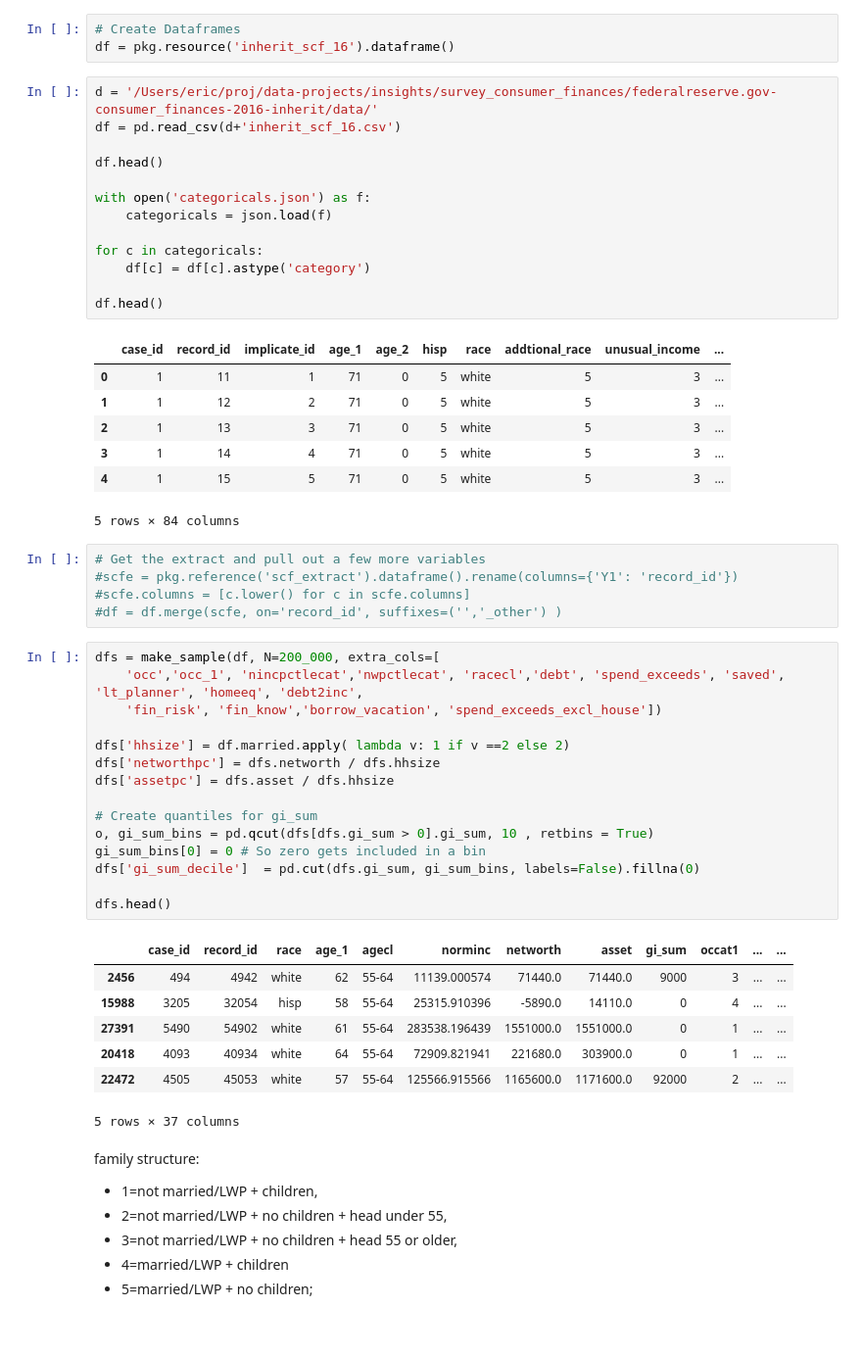
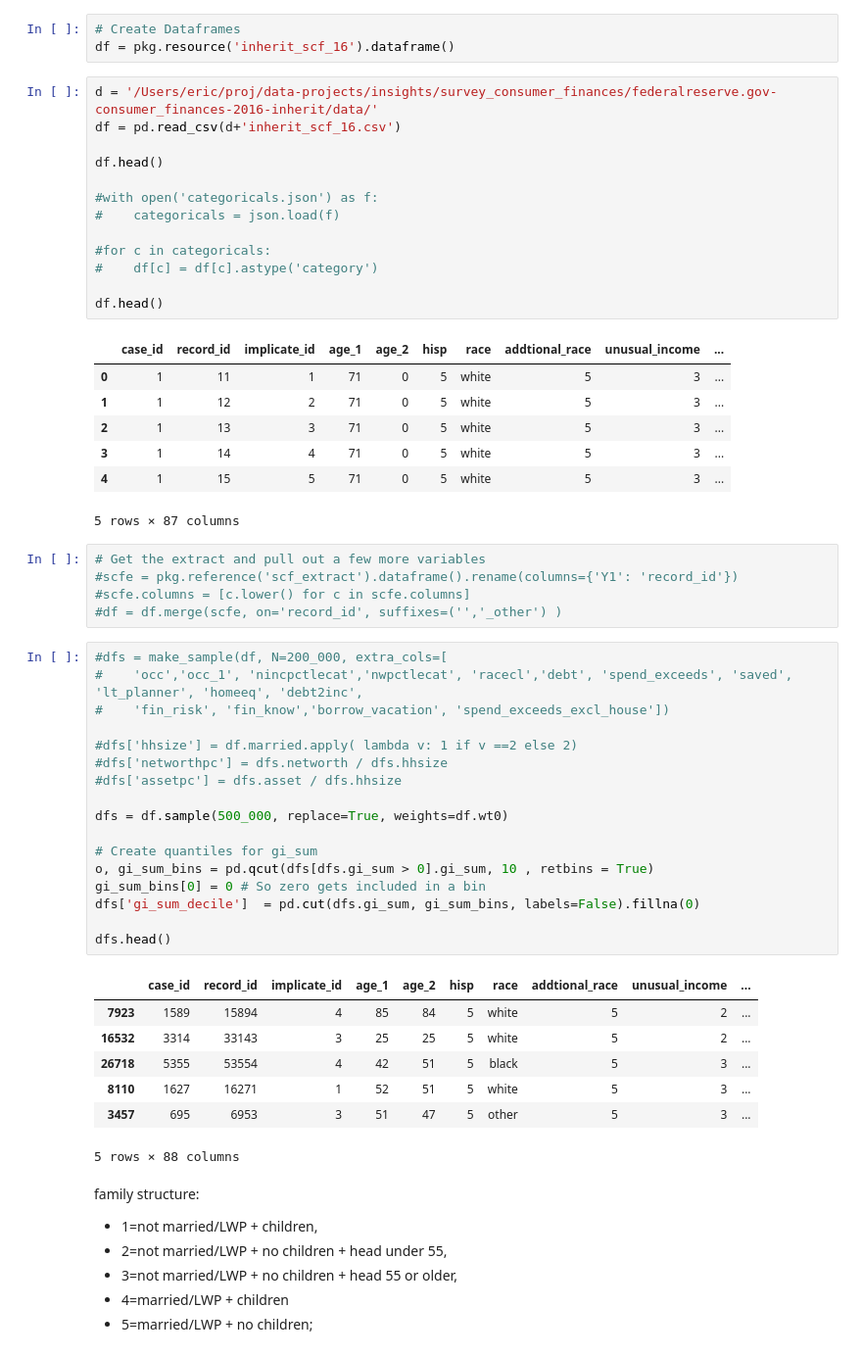
Before and after one commit to metatab-packages/inequality, a Jupyter notebook: Notebooks/03 Regression.ipynb, the cells around one changed output. Shown at 98% size. Drawn from its saved outputs; the diff is of its cells as text.

```diff
--- a/Notebooks/03 Regression.ipynb
+++ b/Notebooks/03 Regression.ipynb
@@ -42,11 +43,11 @@ df = pd.read_csv(d+'inherit_scf_16.csv')
 
 df.head()
 
-with open('categoricals.json') as f:
-    categoricals = json.load(f)
+#with open('categoricals.json') as f:
+#    categoricals = json.load(f)
 
-for c in categoricals:
-    df[c] = df[c].astype('category')
+#for c in categoricals:
+#    df[c] = df[c].astype('category')
 
 df.head()
 # %% [output]
@@ -56,35 +57,37 @@ df.head()
 | 2 | 1 | 13 | 3 | 71 | 0 | 5 | white | 5 | 3 | ... |
 | 3 | 1 | 14 | 4 | 71 | 0 | 5 | white | 5 | 3 | ... |
 | 4 | 1 | 15 | 5 | 71 | 0 | 5 | white | 5 | 3 | ... |
-5 rows × 84 columns
+5 rows × 87 columns
 # %%
 # Get the extract and pull out a few more variables
 #scfe = pkg.reference('scf_extract').dataframe().rename(columns={'Y1': 'record_id'})
 #scfe.columns = [c.lower() for c in scfe.columns]
 #df = df.merge(scfe, on='record_id', suffixes=('','_other') )
 # %%
-dfs = make_sample(df, N=200_000, extra_cols=[
-    'occ','occ_1', 'nincpctlecat','nwpctlecat', 'racecl','debt', 'spend_exceeds', 'saved', 'lt_planner', 'homeeq', 'debt2inc',
-    'fin_risk', 'fin_know','borrow_vacation', 'spend_exceeds_excl_house'])
+#dfs = make_sample(df, N=200_000, extra_cols=[
+#    'occ','occ_1', 'nincpctlecat','nwpctlecat', 'racecl','debt', 'spend_exceeds', 'saved', 'lt_planner', 'homeeq', 'debt2inc',
+#    'fin_risk', 'fin_know','borrow_vacation', 'spend_exceeds_excl_house'])
 
-dfs['hhsize'] = df.married.apply( lambda v: 1 if v ==2 else 2)
-dfs['networthpc'] = dfs.networth / dfs.hhsize
-dfs['assetpc'] = dfs.asset / dfs.hhsize
+#dfs['hhsize'] = df.married.apply( lambda v: 1 if v ==2 else 2)
+#dfs['networthpc'] = dfs.networth / dfs.hhsize
+#dfs['assetpc'] = dfs.asset / dfs.hhsize
+
+dfs = df.sample(500_000, replace=True, weights=df.wt0)
 
 # Create quantiles for gi_sum
 o, gi_sum_bins = pd.qcut(dfs[dfs.gi_sum > 0].gi_sum, 10 , retbins = True)
 gi_sum_bins[0] = 0 # So zero gets included in a bin
 dfs['gi_sum_decile']  = pd.cut(dfs.gi_sum, gi_sum_bins, labels=False).fillna(0)
 
 dfs.head()
 # %% [output]
-|  | case_id | record_id | race | age_1 | agecl | norminc | networth | asset | gi_sum | occat1 | ... | ... |
-| 2456 | 494 | 4942 | white | 62 | 55-64 | 11139.000574 | 71440.0 | 71440.0 | 9000 | 3 | ... | ... |
-| 15988 | 3205 | 32054 | hisp | 58 | 55-64 | 25315.910396 | -5890.0 | 14110.0 | 0 | 4 | ... | ... |
-| 27391 | 5490 | 54902 | white | 61 | 55-64 | 283538.196439 | 1551000.0 | 1551000.0 | 0 | 1 | ... | ... |
-| 20418 | 4093 | 40934 | white | 64 | 55-64 | 72909.821941 | 221680.0 | 303900.0 | 0 | 1 | ... | ... |
-| 22472 | 4505 | 45053 | white | 57 | 55-64 | 125566.915566 | 1165600.0 | 1171600.0 | 92000 | 2 | ... | ... |
+|  | case_id | record_id | implicate_id | age_1 | age_2 | hisp | race | addtional_race | unusual_income | ... |
+| 7923 | 1589 | 15894 | 4 | 85 | 84 | 5 | white | 5 | 2 | ... |
+| 16532 | 3314 | 33143 | 3 | 25 | 25 | 5 | white | 5 | 2 | ... |
+| 26718 | 5355 | 53554 | 4 | 42 | 51 | 5 | black | 5 | 3 | ... |
+| 8110 | 1627 | 16271 | 1 | 52 | 51 | 5 | white | 5 | 3 | ... |
+| 3457 | 695 | 6953 | 3 | 51 | 47 | 5 | other | 5 | 3 | ... |
-5 rows × 37 columns
+5 rows × 88 columns
 # %% [markdown]
 family structure:
 * 1=not married/LWP + children,
```
Also changed, not shown: parts of 49 cells of this notebook, 3 other files.
